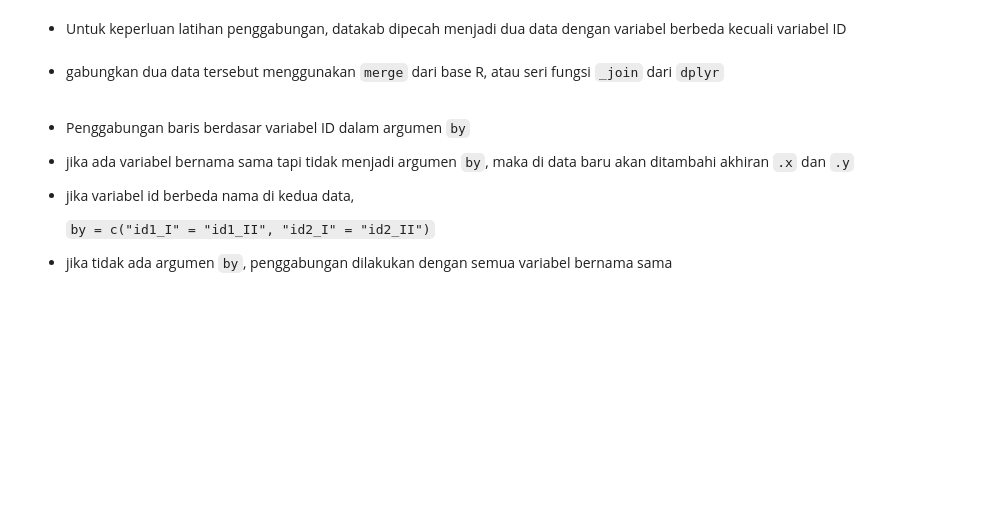
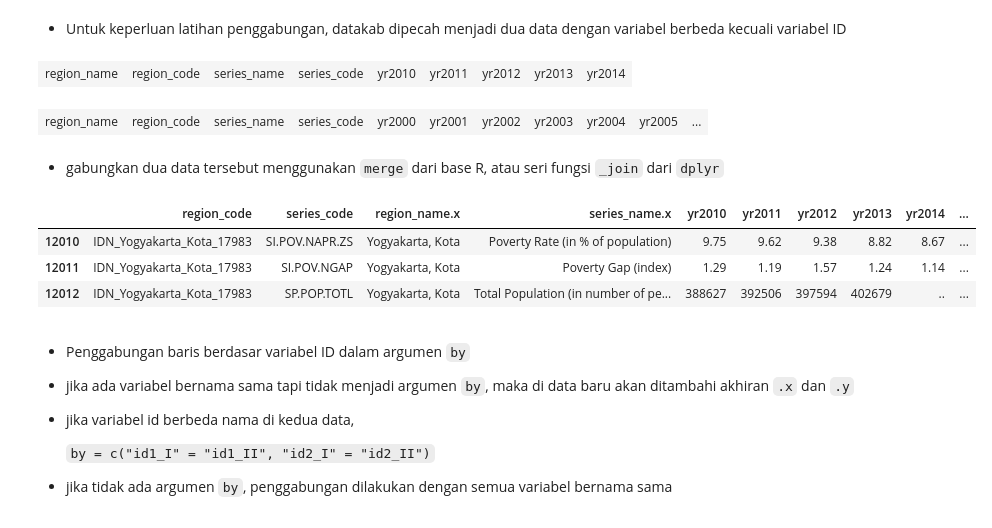
Before and after one commit to msaidf/statek, a Jupyter notebook: content/MenyiapkanData.ipynb, the cells around one changed output. Drawn from its saved outputs; the diff is of its cells as text; code cells hidden in the pictures; blank space fills up the shorter version.

```diff
--- a/content/MenyiapkanData.ipynb
+++ b/content/MenyiapkanData.ipynb
@@ -116,13 +227,24 @@ names(datakab)
 # %% [markdown]
 - Untuk keperluan latihan penggabungan, datakab dipecah menjadi dua data dengan variabel berbeda kecuali variabel ID
 # %%
-(data1 = datakab %>% select(region_name:series_code, contains('201')))
+data1 = datakab %>% select(region_name:series_code, contains('201'))
+names(data1) %>% t
+# %% [output]
+| region_name | region_code | series_name | series_code | yr2010 | yr2011 | yr2012 | yr2013 | yr2014 |
 # %%
-(data2 = datakab %>% select(-contains('201')))
+data2 = datakab %>% select(-contains('201'))
+names(data2) %>% t
+# %% [output]
+| region_name | region_code | series_name | series_code | yr2000 | yr2001 | yr2002 | yr2003 | yr2004 | yr2005 | ... |
 # %% [markdown]
 - gabungkan dua data tersebut menggunakan  `merge` dari base R, atau seri fungsi `_join` dari `dplyr`
 # %%
-merge(data1, data2, by = c('region_code', 'series_code'))
+merge(data1, data2, by = c('region_code', 'series_code')) %>% tail(3)
+# %% [output]
+|  | region_code | series_code | region_name.x | series_name.x | yr2010 | yr2011 | yr2012 | yr2013 | yr2014 | ... |
+| 12010 | IDN_Yogyakarta_Kota_17983 | SI.POV.NAPR.ZS | Yogyakarta, Kota | Poverty Rate (in % of population) | 9.75 | 9.62 | 9.38 | 8.82 | 8.67 | ... |
+| 12011 | IDN_Yogyakarta_Kota_17983 | SI.POV.NGAP | Yogyakarta, Kota | Poverty Gap (index) | 1.29 | 1.19 | 1.57 | 1.24 | 1.14 | ... |
+| 12012 | IDN_Yogyakarta_Kota_17983 | SP.POP.TOTL | Yogyakarta, Kota | Total Population (in number of pe... | 388627 | 392506 | 397594 | 402679 | .. | ... |
 # %% [markdown]
 - Penggabungan baris berdasar variabel ID dalam argumen `by`
 - jika ada variabel bernama sama tapi tidak menjadi argumen `by`, maka di data baru akan ditambahi akhiran `.x` dan `.y`
```
Also changed, not shown: parts of 45 cells of this notebook, 27 other files.
